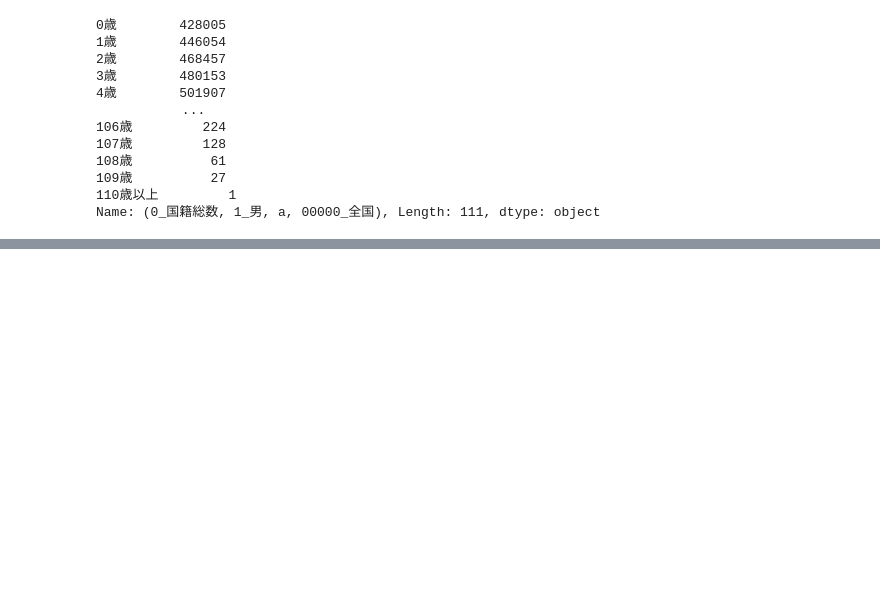
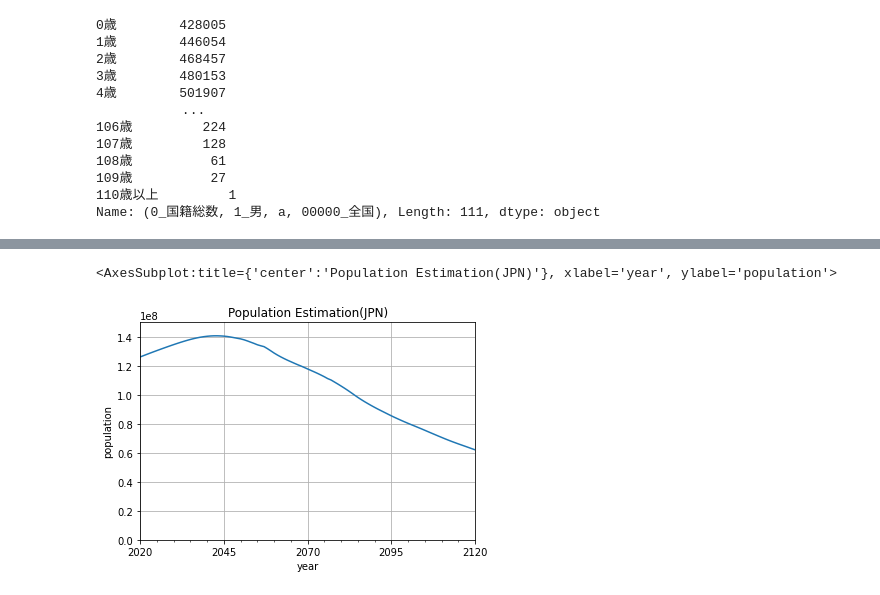
Before and after one commit to kiyoyoki/populationEstimation, a Jupyter notebook: populationEstimation.ipynb, the cells around one changed output, grey strips where cells are left out. Drawn from its saved outputs; the diff is of its cells as text; code cells hidden in the pictures; blank space fills up the shorter version.

```diff
--- a/populationEstimation.ipynb
+++ b/populationEstimation.ipynb
@@ -244,6 +244,6 @@ birthrate_R1_jp
 Name: 1, dtype: object
 # %%
 # 出生率を百分率から確率に修正
-birthrate_R1_jp = birthrate_R1_jp / 100
+birthrate_R1_jp = birthrate_R1_jp / 1000
 birthrate_R1_jp
 # %% [output]
@@ -356,0 +369,6 @@ Name: (0_国籍総数, 1_男, a, 00000_全国), Length: 111, dtype: object
+# %%
+# 各階級ごとに出生率が等しいとして，各歳の出生率の形式に成形
+birthrate_R1_jp_years = pd.concat([birthrate_R1_jp for _ in range(5)])
+birthrate_R1_jp_years.sort_index(inplace=True)
+birthrate_R1_jp_years.index = [str(i)+'歳' for i in range(15,50)]
+birthrate_R1_jp_years
@@ -356,0 +393,33 @@ Name: (0_国籍総数, 1_男, a, 00000_全国), Length: 111, dtype: object
+# %%
+# 人口推計
+for i in range(years):
+    # 総出生数を計算
+    babies = int(population_jpn_women['15歳':'49歳'].dot(birthrate_R1_jp_years))
+
+    # 男児と女児に分ける(出生性比は1.05とする)
+    babies_women = int(babies / 2.05)
+    babies_men = babies - babies_women
+
+    # 全人口に1歳ずつ年を取ってもらい，0歳階級に新生児を加える
+    population_jpn_women = population_jpn_women.shift(1)
+    population_jpn_women['0歳'] = babies_women
+
+    population_jpn_men = population_jpn_men.shift(1)
+    population_jpn_men['0歳'] = babies_men
+
+    # 総人口の計算
+    population_jpn_estimated.append(population_jpn_men.sum()+population_jpn_women.sum())
+# %%
+# 推定した人口をSeriesに成形してプロット
+population_jpn_estimated = pd.Series(population_jpn_estimated,
+                                     index=pd.period_range(start='2020', end='2120', freq='Y'))
+
+population_jpn_estimated.plot(title='Population Estimation(JPN)',
+                             grid=True,
+                             ylim=[0, 150000000],
+                             xlabel='year',
+                             ylabel='population',
+                             )
+# %% [output]
+<AxesSubplot:title={'center':'Population Estimation(JPN)'}, xlabel='year', ylabel='population'>
+[figure, added]
```
Also changed, not shown: parts of 5 cells of this notebook.
